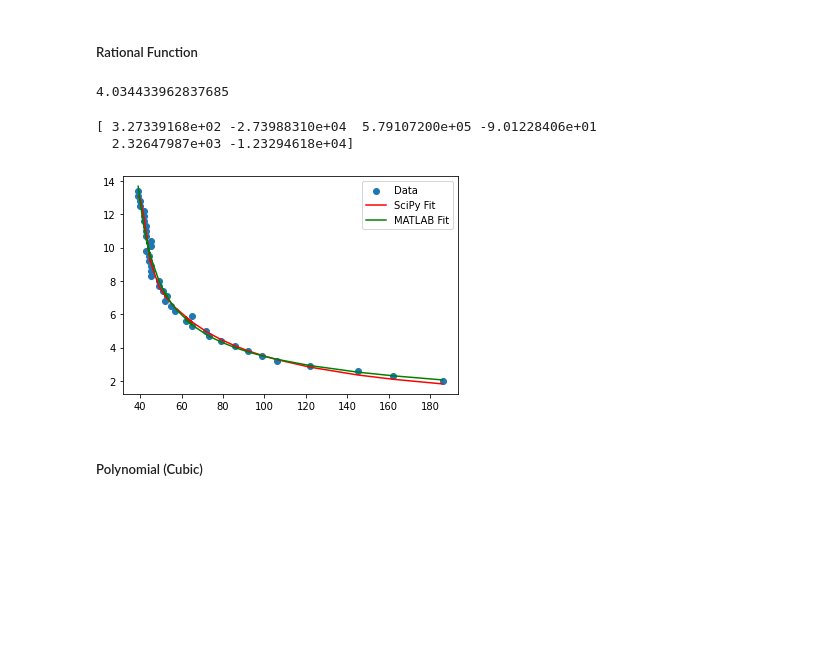
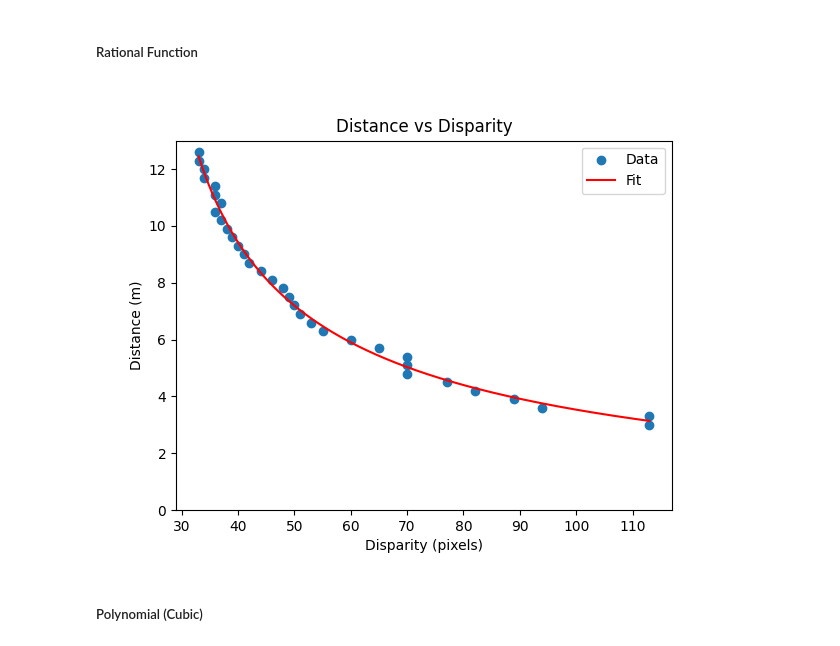
Before and after one commit to kiplimock/image-processing, a Jupyter notebook: disparity.ipynb, the cells around one changed output. Drawn from its saved outputs; the diff is of its cells as text; code cells hidden in the pictures; blank space fills up the shorter version.

```diff
--- a/disparity.ipynb
+++ b/disparity.ipynb
@@ -319,34 +58,35 @@ def disp2dist(x):
     The rational function was fitted using MATLAB's curveFitter App
     '''
     return (507.7*pow(x,2) -214.7*x + 10.1) / (pow(x,3) + 76.2*pow(x,2) -3057*x - 139.7)
-# %%
-disp2dist(85)
-# %% [output]
-4.034433962837685
-# %%
-from scipy.optimize import curve_fit
-
-def func(x, p1, p2, p3, q1, q2, q3):
-    return (p1*pow(x,2) + p2*x + p3) / (pow(x,3) + q1*pow(x,2) + q2*x + q3)
-
-xdata = np.array([186, 162, 145, 122, 106, 99, 92, 86, 79, 73, 72, 65, 62, 65, 57, 55, 52,
-    53, 51, 49, 49, 45, 45, 45, 44, 44, 43, 45, 45, 43, 43, 43, 42, 42, 42, 40, 40, 39, 39])
-ydata = np.linspace(2.0, 13.4, 39)
-
-
-popt, pcov = curve_fit(func, xdata, ydata)
-print(popt)
-
-plt.figure()
-plt.scatter(xdata, ydata, label='Data')
-plt.plot(xdata, func(xdata, *popt), 'r-', label='SciPy Fit')
-plt.plot(xdata, disp2dist(xdata), color='g', label='MATLAB Fit')
-plt.legend()
-plt.show()
-# %% [output]
-[ 3.27339168e+02 -2.73988310e+04  5.79107200e+05 -9.01228406e+01
-  2.32647987e+03 -1.23294618e+04]
-[figure, removed]
+# %%
+def fit_disp2dist(x):
+    '''
+    disp = [113, 113, 94, 89, 82, 77, 70, 70, 70, 65, 60, 55, 53, 51, 50, 49, 48, 46, 44,
+        42, 41, 40, 39, 38, 37, 36, 37, 36, 36, 34, 34, 33, 33]
+
+    dist = np.linspace(3.0, 12.6, 33)
+    '''
+    y = (378*x**2 -1485*x - 76.37) / (x**3 + 6.802*x**2 - 400.3*x - 1003)
+    return y
+# %%
+disp = [113, 113, 94, 89, 82, 77, 70, 70, 70, 65, 60, 55, 53, 51, 50, 49, 48, 46, 44,
+        42, 41, 40, 39, 38, 37, 36, 37, 36, 36, 34, 34, 33, 33]
+dist = np.linspace(3.0, 12.6, 33)
+x = np.linspace(33, 113, 800)
+y = fit_disp2dist(x)
+
+plt.close()
+plt.figure()
+plt.scatter(disp, dist, label='Data')
+plt.plot(x, y, 'r', label='Fit')
+plt.xlabel('Disparity (pixels)')
+plt.ylabel('Distance (m)')
+plt.ylim(bottom=0, top=13)
+plt.title('Distance vs Disparity')
+plt.legend()
+plt.show()
+# %% [output]
+[figure, added]
 # %% [markdown]
 ##### Polynomial (Cubic)
 # %%
```
Also changed, not shown: parts of 18 cells of this notebook, 3 other files.
